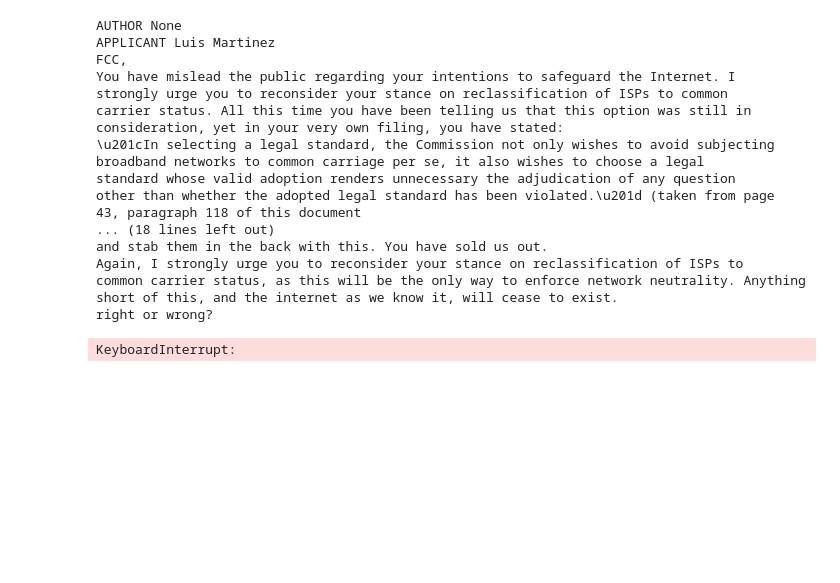
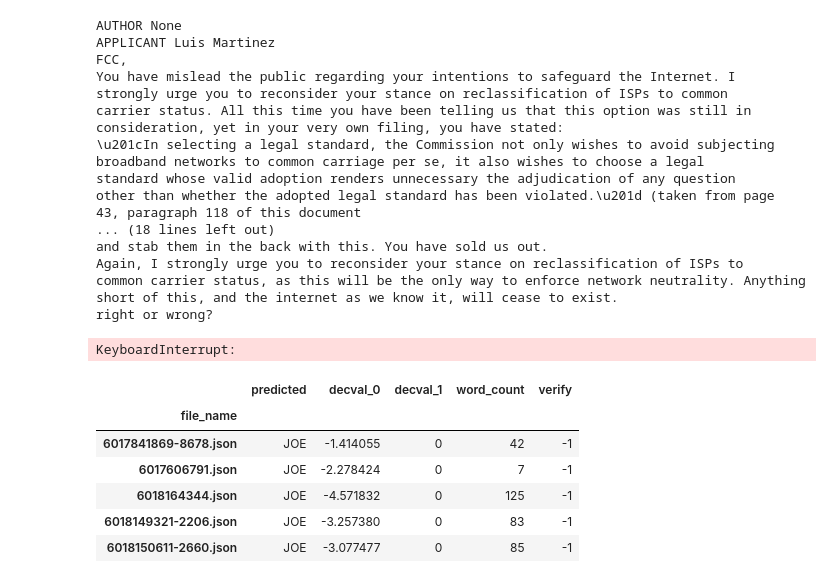
Before and after one commit to sunlightlabs/fcc-net-neutrality-comments, a Jupyter notebook: notebooks/expert_docs.ipynb, the cells around one changed output. Drawn from its saved outputs; the diff is of its cells as text; code cells hidden in the pictures; blank space fills up the shorter version.

```diff
--- a/notebooks/expert_docs.ipynb
+++ b/notebooks/expert_docs.ipynb
@@ -500,5 +486,15 @@ Again, I strongly urge you to reconsider your stance on reclassification of ISPs
 common carrier status, as this will be the only way to enforce network neutrality. Anything short of this, and the internet as we know it, will cease to exist.
 right or wrong?
 KeyboardInterrupt:
+# %%
+all_predict.head()
+# %% [output]
+|  | predicted | decval_0 | decval_1 | word_count | verify |
+| file_name |  |  |  |  |  |
+| 6017841869-8678.json | JOE | -1.414055 | 0 | 42 | -1 |
+| 6017606791.json | JOE | -2.278424 | 0 | 7 | -1 |
+| 6018164344.json | JOE | -4.571832 | 0 | 125 | -1 |
+| 6018149321-2206.json | JOE | -3.257380 | 0 | 83 | -1 |
+| 6018150611-2660.json | JOE | -3.077477 | 0 | 85 | -1 |
 # %%
 all_predict[all_predict.verify != -1]
```
Also changed, not shown: parts of 28 cells of this notebook, 6 other files.
